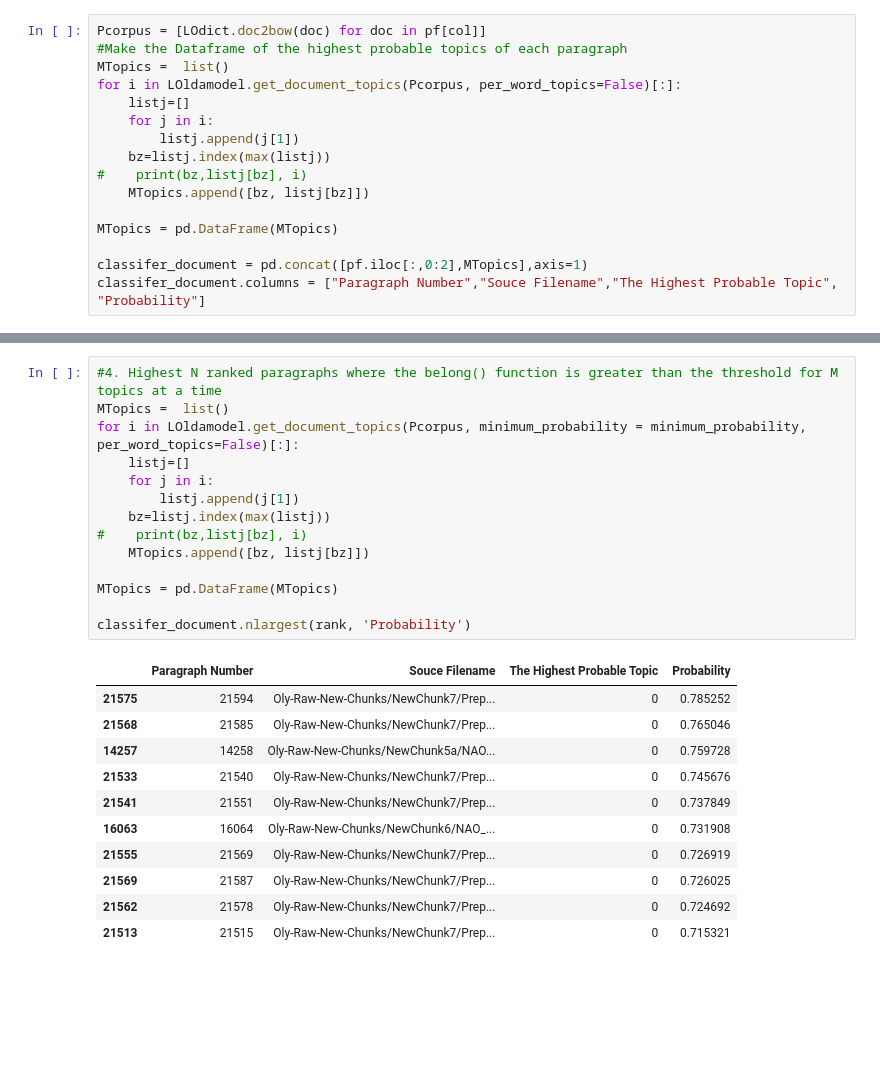
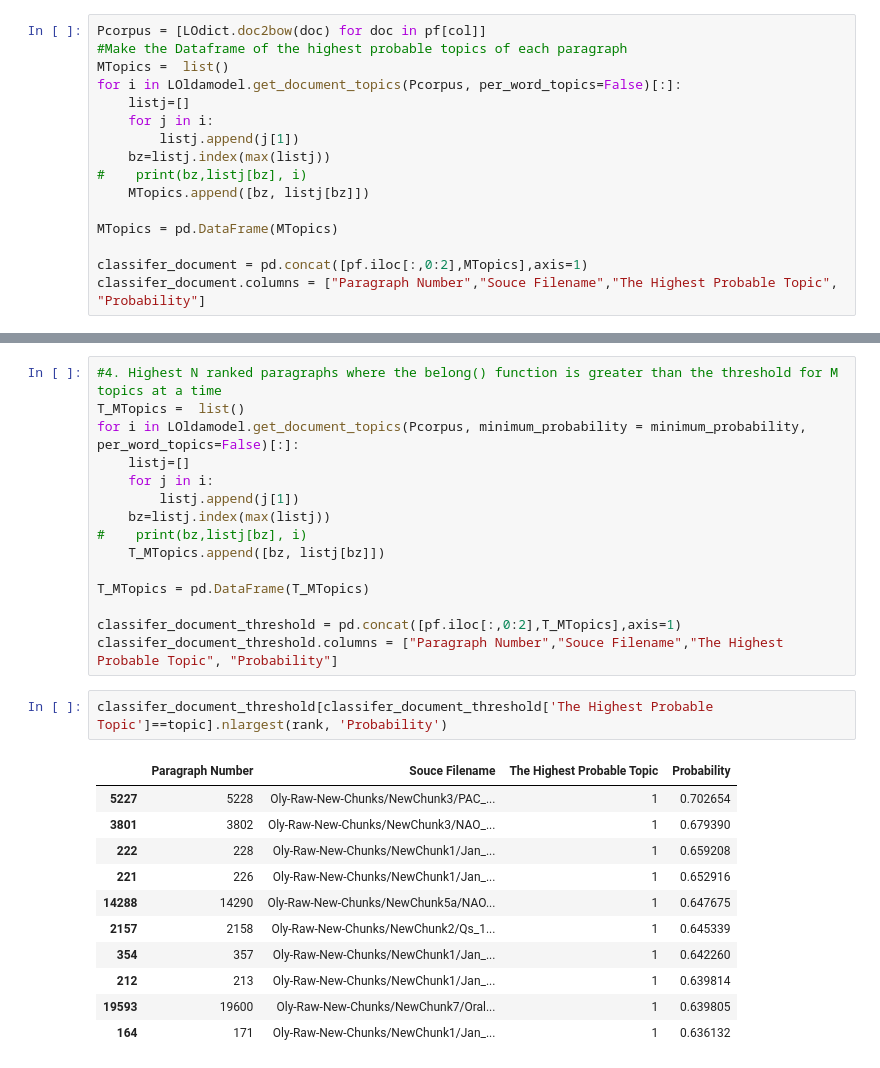
Before and after one commit to ZouZijie/Topic-Modelling-Project, a Jupyter notebook: Topic modelling of London Olympics Corpus (training on DOCS, classify on PARAS).ipynb, the cells around one changed output, grey strips where cells are left out. Cells and saved outputs as stored; diff of their text form; blank space fills up the shorter version.

```diff
--- a/Topic modelling of London Olympics Corpus (training on DOCS, classify on PARAS).ipynb
+++ b/Topic modelling of London Olympics Corpus (training on DOCS, classify on PARAS).ipynb
@@ -479,27 +493,30 @@ classifer_document.groupby(by='The Highest Probable Topic').apply(lambda x:x.nla
 120 rows × 4 columns
 # %%
 #4.	Highest N ranked paragraphs where the belong() function is greater than the threshold for M topics at a time
-MTopics =  list()
+T_MTopics =  list()
 for i in LOldamodel.get_document_topics(Pcorpus, minimum_probability = minimum_probability, per_word_topics=False)[:]:
     listj=[]
     for j in i:
         listj.append(j[1])
     bz=listj.index(max(listj))
 #    print(bz,listj[bz], i)
-    MTopics.append([bz, listj[bz]])
+    T_MTopics.append([bz, listj[bz]])
 
-MTopics = pd.DataFrame(MTopics)
+T_MTopics = pd.DataFrame(T_MTopics)
 
-classifer_document.nlargest(rank, 'Probability')
+classifer_document_threshold = pd.concat([pf.iloc[:,0:2],T_MTopics],axis=1)
+classifer_document_threshold.columns = ["Paragraph Number","Souce Filename","The Highest Probable Topic", "Probability"]
-# %% [output]
-|  | Paragraph Number | Souce Filename | The Highest Probable Topic | Probability |
-| 21575 | 21594 | Oly-Raw-New-Chunks/NewChunk7/Prep... | 0 | 0.785252 |
-| 21568 | 21585 | Oly-Raw-New-Chunks/NewChunk7/Prep... | 0 | 0.765046 |
-| 14257 | 14258 | Oly-Raw-New-Chunks/NewChunk5a/NAO... | 0 | 0.759728 |
-| 21533 | 21540 | Oly-Raw-New-Chunks/NewChunk7/Prep... | 0 | 0.745676 |
-| 21541 | 21551 | Oly-Raw-New-Chunks/NewChunk7/Prep... | 0 | 0.737849 |
-| 16063 | 16064 | Oly-Raw-New-Chunks/NewChunk6/NAO_... | 0 | 0.731908 |
-| 21555 | 21569 | Oly-Raw-New-Chunks/NewChunk7/Prep... | 0 | 0.726919 |
-| 21569 | 21587 | Oly-Raw-New-Chunks/NewChunk7/Prep... | 0 | 0.726025 |
-| 21562 | 21578 | Oly-Raw-New-Chunks/NewChunk7/Prep... | 0 | 0.724692 |
-| 21513 | 21515 | Oly-Raw-New-Chunks/NewChunk7/Prep... | 0 | 0.715321 |
+# %%
+classifer_document_threshold[classifer_document_threshold['The Highest Probable Topic']==topic].nlargest(rank, 'Probability')
+# %% [output]
+|  | Paragraph Number | Souce Filename | The Highest Probable Topic | Probability |
+| 5227 | 5228 | Oly-Raw-New-Chunks/NewChunk3/PAC_... | 1 | 0.702654 |
+| 3801 | 3802 | Oly-Raw-New-Chunks/NewChunk3/NAO_... | 1 | 0.679390 |
+| 222 | 228 | Oly-Raw-New-Chunks/NewChunk1/Jan_... | 1 | 0.659208 |
+| 221 | 226 | Oly-Raw-New-Chunks/NewChunk1/Jan_... | 1 | 0.652916 |
+| 14288 | 14290 | Oly-Raw-New-Chunks/NewChunk5a/NAO... | 1 | 0.647675 |
+| 2157 | 2158 | Oly-Raw-New-Chunks/NewChunk2/Qs_1... | 1 | 0.645339 |
+| 354 | 357 | Oly-Raw-New-Chunks/NewChunk1/Jan_... | 1 | 0.642260 |
+| 212 | 213 | Oly-Raw-New-Chunks/NewChunk1/Jan_... | 1 | 0.639814 |
+| 19593 | 19600 | Oly-Raw-New-Chunks/NewChunk7/Oral... | 1 | 0.639805 |
+| 164 | 171 | Oly-Raw-New-Chunks/NewChunk1/Jan_... | 1 | 0.636132 |
```
Also changed, not shown: parts of 6 cells of this notebook.
